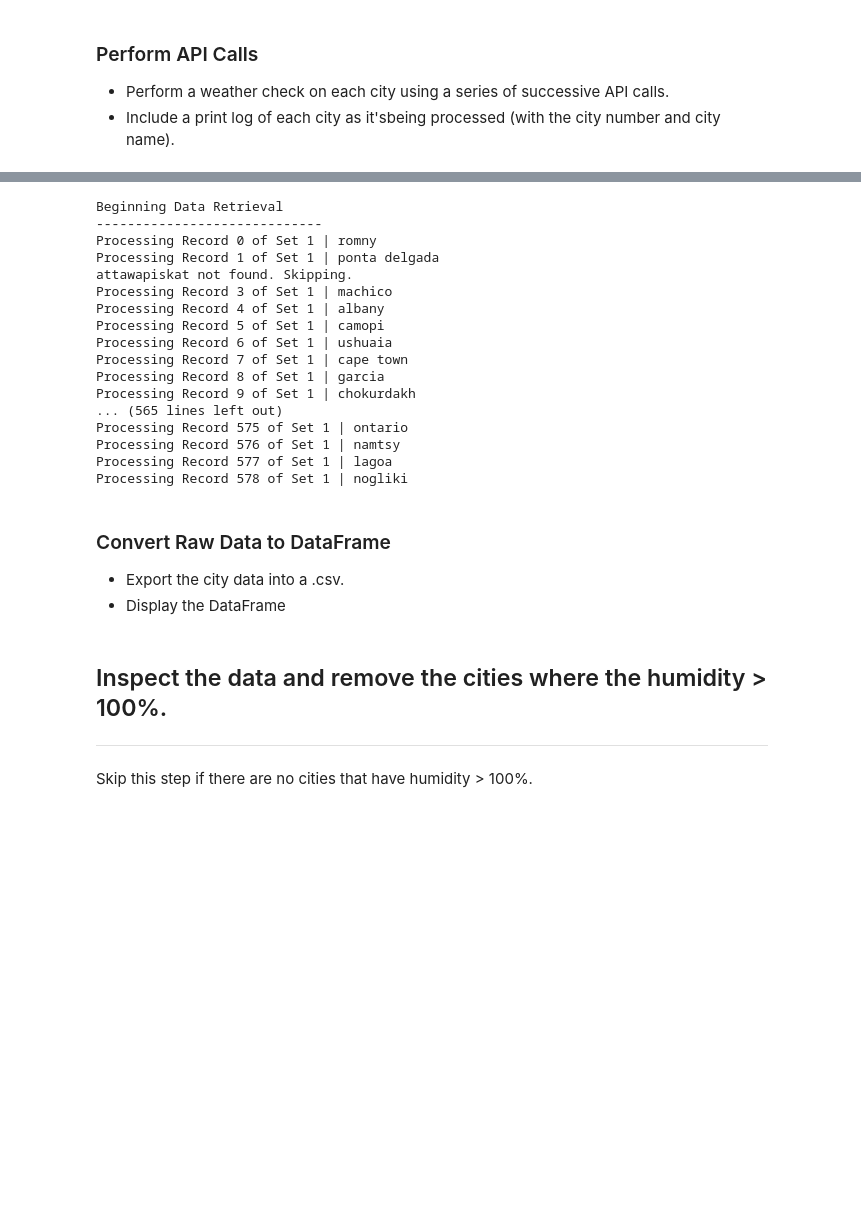
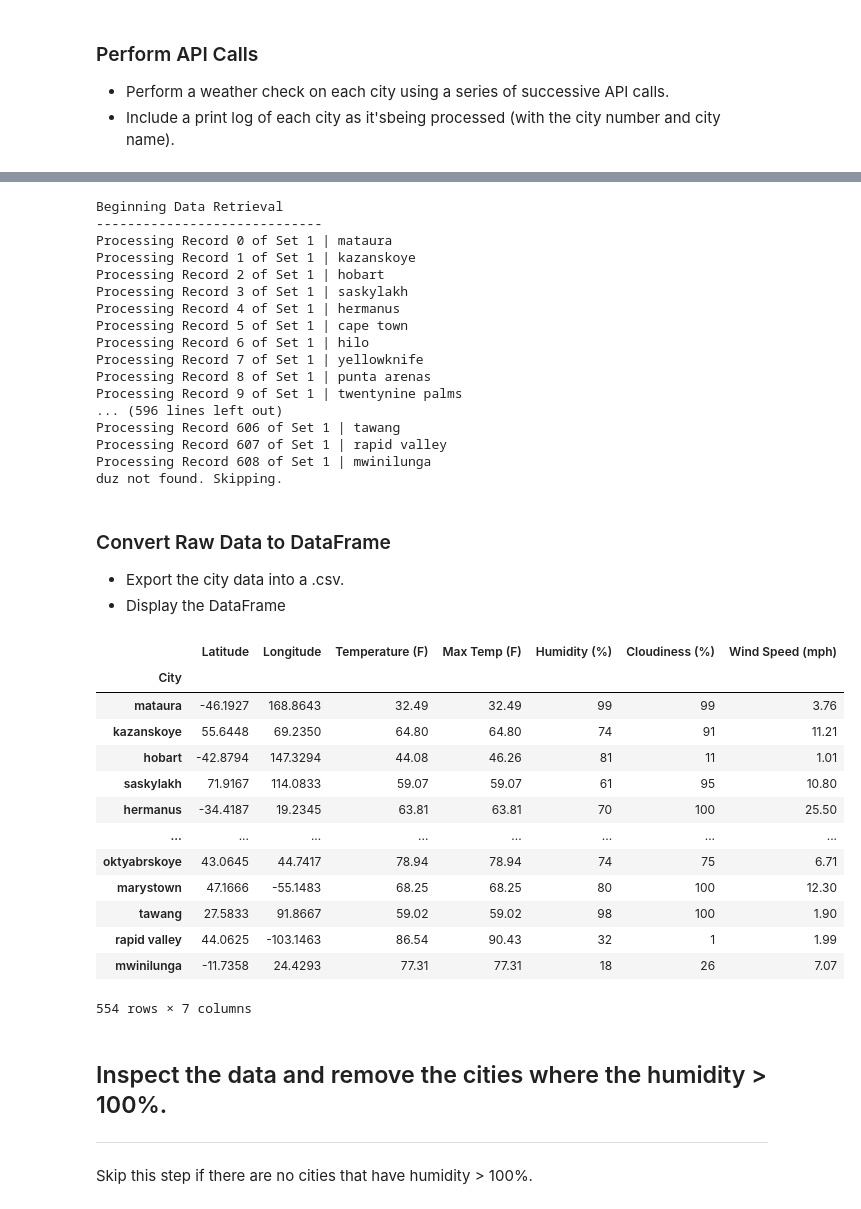
Before and after one commit to taylorsyde/api-challenge, a Jupyter notebook: starter_code/WeatherPy.ipynb, the cells around one changed output, grey strips where cells are left out. Drawn from its saved outputs; the diff is of its cells as text; code cells hidden in the pictures; blank space fills up the shorter version.

Commit message:
ideal weather df

```diff
--- a/starter_code/WeatherPy.ipynb
+++ b/starter_code/WeatherPy.ipynb
@@ -57,6 +57,7 @@ len(cities)
 # create empty lists to store data for dataframe
 city_list = []
 latitude = []
+longitude = []
 temp = []
 max_temp = []
 humidity = []
@@ -86,6 +87,7 @@ for city in cities:
     # attempt to grab weather data from the cities
     try:
         latitude.append(response_json['coord']['lat'])
+        longitude.append(response_json['coord']['lon'])
         temp.append(response_json['main']['temp'])
         max_temp.append(response_json['main']['temp_max'])
         humidity.append(response_json['main']['humidity'])
@@ -102,21 +104,21 @@ for city in cities:
 # %% [output]
 Beginning Data Retrieval
 -----------------------------
-Processing Record 0 of Set 1 | romny
-Processing Record 1 of Set 1 | ponta delgada
-attawapiskat not found. Skipping.
-Processing Record 3 of Set 1 | machico
-Processing Record 4 of Set 1 | albany
-Processing Record 5 of Set 1 | camopi
-Processing Record 6 of Set 1 | ushuaia
-Processing Record 7 of Set 1 | cape town
-Processing Record 8 of Set 1 | garcia
-Processing Record 9 of Set 1 | chokurdakh
-... (565 lines left out)
-Processing Record 575 of Set 1 | ontario
-Processing Record 576 of Set 1 | namtsy
-Processing Record 577 of Set 1 | lagoa
-Processing Record 578 of Set 1 | nogliki
+Processing Record 0 of Set 1 | mataura
+Processing Record 1 of Set 1 | kazanskoye
+Processing Record 2 of Set 1 | hobart
+Processing Record 3 of Set 1 | saskylakh
+Processing Record 4 of Set 1 | hermanus
+Processing Record 5 of Set 1 | cape town
+Processing Record 6 of Set 1 | hilo
+Processing Record 7 of Set 1 | yellowknife
+Processing Record 8 of Set 1 | punta arenas
+Processing Record 9 of Set 1 | twentynine palms
+... (596 lines left out)
+Processing Record 606 of Set 1 | tawang
+Processing Record 607 of Set 1 | rapid valley
+Processing Record 608 of Set 1 | mwinilunga
+duz not found. Skipping.
 # %% [markdown]
 ### Convert Raw Data to DataFrame
 * Export the city data into a .csv.
@@ -124,19 +126,35 @@ Processing Record 578 of Set 1 | nogliki
 # %%
 # Create DataFrame
 weather_data = pd.DataFrame({
     'City': city_list,
     'Latitude': latitude,
+    'Longitude': longitude,
     'Temperature (F)': temp,
     'Max Temp (F)': max_temp,
     'Humidity (%)': humidity,
     'Cloudiness (%)': cloudiness,
     'Wind Speed (mph)': wind_speed
 })
 
 #set the city to the index
 weather_data = weather_data.set_index('City')
 
-#weather_data
+weather_data
+# %% [output]
+|  | Latitude | Longitude | Temperature (F) | Max Temp (F) | Humidity (%) | Cloudiness (%) | Wind Speed (mph) |
+| City |  |  |  |  |  |  |  |
+| mataura | -46.1927 | 168.8643 | 32.49 | 32.49 | 99 | 99 | 3.76 |
+| kazanskoye | 55.6448 | 69.2350 | 64.80 | 64.80 | 74 | 91 | 11.21 |
+| hobart | -42.8794 | 147.3294 | 44.08 | 46.26 | 81 | 11 | 1.01 |
+| saskylakh | 71.9167 | 114.0833 | 59.07 | 59.07 | 61 | 95 | 10.80 |
+| hermanus | -34.4187 | 19.2345 | 63.81 | 63.81 | 70 | 100 | 25.50 |
+| ... | ... | ... | ... | ... | ... | ... | ... |
+| oktyabrskoye | 43.0645 | 44.7417 | 78.94 | 78.94 | 74 | 75 | 6.71 |
+| marystown | 47.1666 | -55.1483 | 68.25 | 68.25 | 80 | 100 | 12.30 |
+| tawang | 27.5833 | 91.8667 | 59.02 | 59.02 | 98 | 100 | 1.90 |
+| rapid valley | 44.0625 | -103.1463 | 86.54 | 90.43 | 32 | 1 | 1.99 |
+| mwinilunga | -11.7358 | 24.4293 | 77.31 | 77.31 | 18 | 26 | 7.07 |
+554 rows × 7 columns
 # %% [markdown]
 ## Inspect the data and remove the cities where the humidity > 100%.
 ----
```
Also changed, not shown: parts of 9 cells of this notebook, 33 other files.
